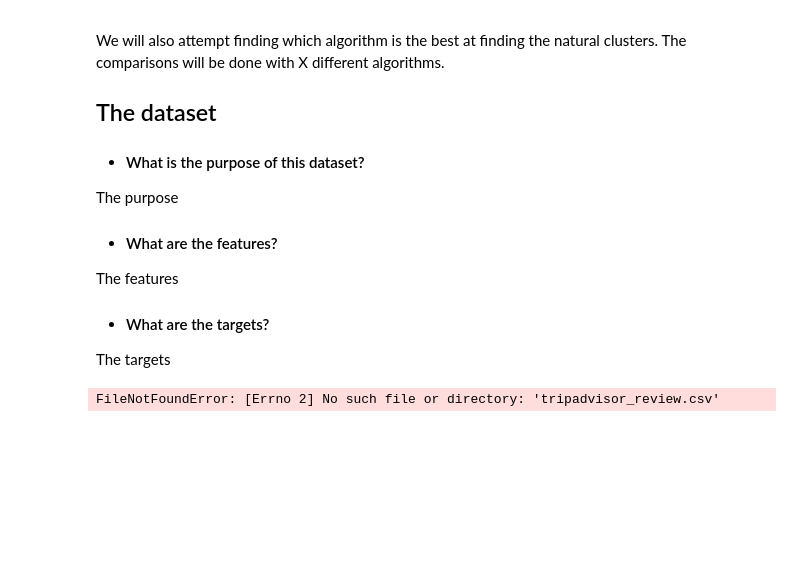
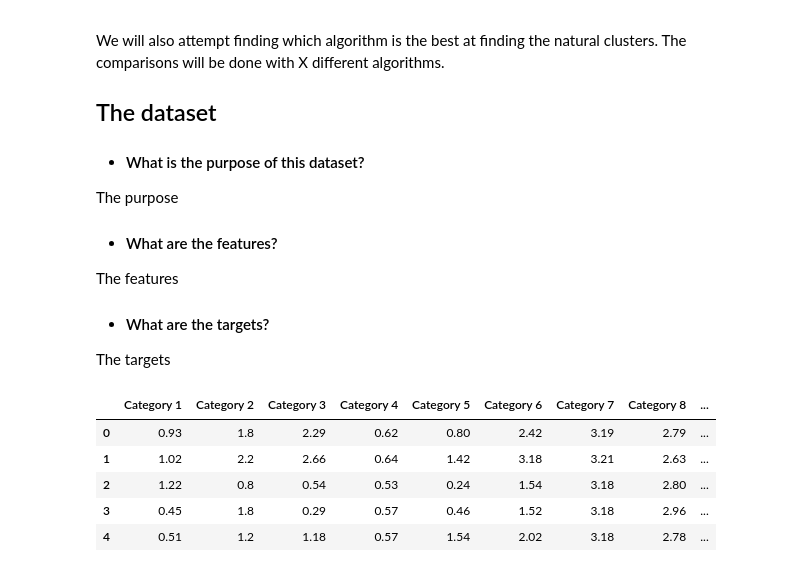
Before and after one commit to Wolff404/Clustering, a Jupyter notebook: Clustering_of_Travel_Reviews.ipynb, the cells around one changed output. Cells and saved outputs as stored; diff of their text form; code cells hidden in the pictures; blank space fills up the shorter version.

```diff
--- a/Clustering_of_Travel_Reviews.ipynb
+++ b/Clustering_of_Travel_Reviews.ipynb
@@ -26,4 +32,11 @@ import pandas as pd
 # %%
-dataset = pd.read_csv('tripadvisor_review.csv',sep=',')
+trip_advisor_review_csv = pd.read_csv('tripadvisor_review.csv',sep=',')
+dataset = trip_advisor_review_csv.drop('User ID', axis=1)
+dataset.head()
 # %% [output]
-FileNotFoundError: [Errno 2] No such file or directory: 'tripadvisor_review.csv'
+|  | Category 1 | Category 2 | Category 3 | Category 4 | Category 5 | Category 6 | Category 7 | Category 8 | ... |
+| 0 | 0.93 | 1.8 | 2.29 | 0.62 | 0.80 | 2.42 | 3.19 | 2.79 | ... |
+| 1 | 1.02 | 2.2 | 2.66 | 0.64 | 1.42 | 3.18 | 3.21 | 2.63 | ... |
+| 2 | 1.22 | 0.8 | 0.54 | 0.53 | 0.24 | 1.54 | 3.18 | 2.80 | ... |
+| 3 | 0.45 | 1.8 | 0.29 | 0.57 | 0.46 | 1.52 | 3.18 | 2.96 | ... |
+| 4 | 0.51 | 1.2 | 1.18 | 0.57 | 1.54 | 2.02 | 3.18 | 2.78 | ... |
```
Also changed, not shown: parts of 9 cells of this notebook.
